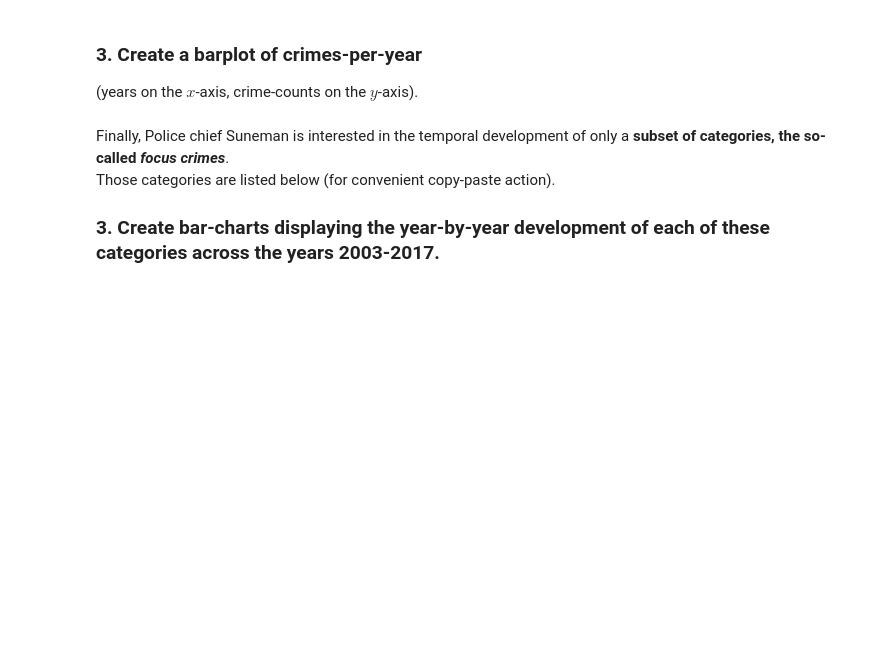
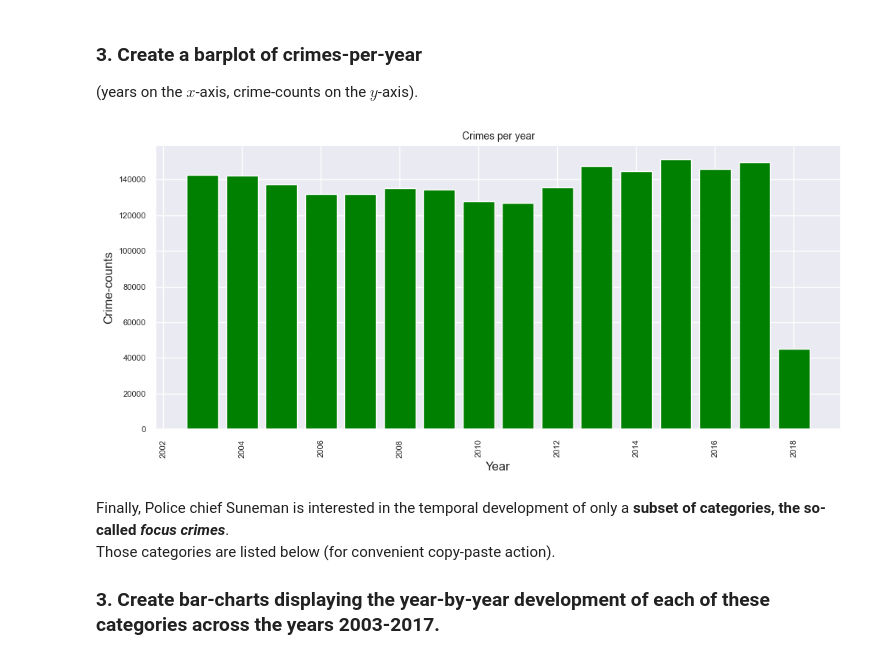
Before and after one commit to clbokea/socialdata2024, a Jupyter notebook: clbo/exercises.ipynb, the cells around one changed output. Saved outputs shown, nothing was run; the diff lists cells and outputs as text; code cells hidden in the pictures; blank space fills up the shorter version.

```diff
--- a/clbo/exercises.ipynb
+++ b/clbo/exercises.ipynb
@@ -142,7 +142,7 @@ plt.xticks(rotation=90, size=8)
 plt.yticks(size=8)
 plt.xlabel('Category')
 plt.ylabel('Occurrences')
-plt.rcParams['figure.figsize'] = (10, 5)
+plt.rcParams['figure.figsize'] = (20, 5)
 plt.show()
 # %% [output]
 [figure]
@@ -169,14 +192,16 @@ The year with the least crimes is: 2011 (126713)
 ### 3. Create a barplot of crimes-per-year
 (years on the $x$-axis, crime-counts on the $y$-axis).
 # %%
-plt.bar(data["year"].value_counts(), data["year"].value_counts(), color='green')
-plt.title('Crime occurrencies by category', size=10)
+plt.bar(data["year"].value_counts().index, data["year"].value_counts(), color='green')
+plt.title('Crimes per year', size=10)
 plt.xticks(rotation=90, size=8)
 plt.yticks(size=8)
-plt.xlabel('Category')
-plt.ylabel('Occurrences')
-plt.rcParams['figure.figsize'] = (10, 5)
+plt.xlabel('Year')
+plt.ylabel('Crime-counts')
+plt.rcParams['figure.figsize'] = (12, 5)
 plt.show()
+# %% [output]
+[figure, added]
 # %% [markdown]
 Finally, Police chief Suneman is interested in the temporal development of only a **subset of categories, the so-called *focus crimes***.
 Those categories are listed below (for convenient copy-paste action).
```
Also changed, not shown: parts of 2 cells of this notebook, 1 other file.
